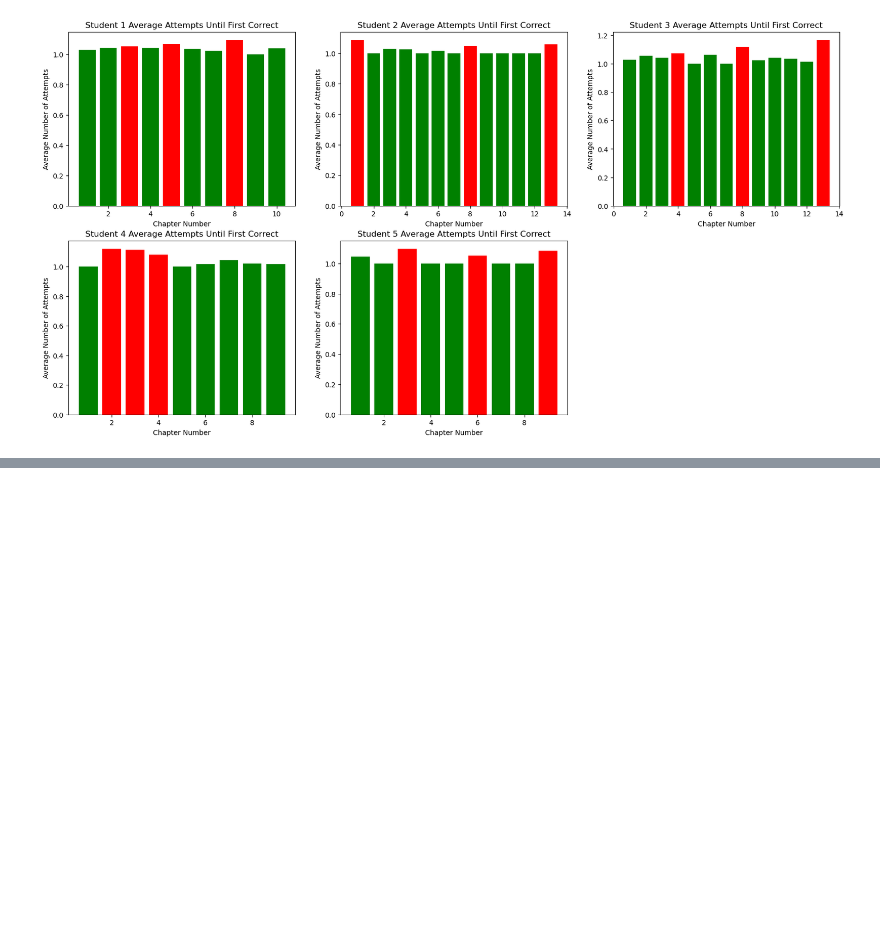
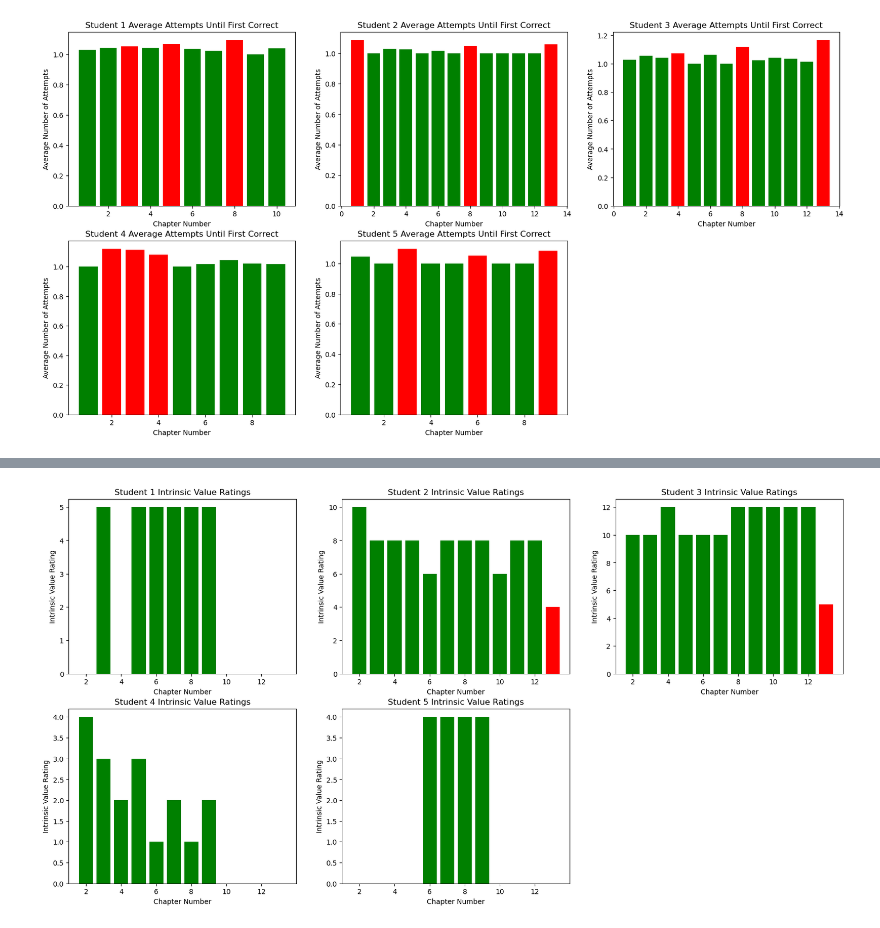
Before and after one commit to davidOplatka/DataFest2024, a Jupyter notebook: Basic Visualizations.ipynb, the cells around one changed output, grey strips where cells are left out. Cells and saved outputs as stored; diff of their text form; code cells hidden in the pictures; blank space fills up the shorter version.

```diff
--- a/Basic Visualizations.ipynb
+++ b/Basic Visualizations.ipynb
@@ -115,0 +153,16 @@ plt.show()
+# %%
+plt.figure(figsize = (20, 10))
+for i, student in enumerate(students):
+    plt.subplot(2, 3, i+1)
+    intrinsic = engagement[(engagement['student_id'] == student) & (engagement['construct'] == 'Intrinsic Value')].groupby('chapter_number')['response'].sum()
+
+    colors = ['green' if value > intrinsic.min() else 'red' for value in intrinsic]
+
+    plt.bar(utility.index.values, intrinsic.values, color = colors)
+    plt.xlabel('Chapter Number')
+    plt.ylabel('Intrinsic Value Rating')
+    plt.title(f"Student {i + 1} Intrinsic Value Ratings")
+
+plt.show()
+# %% [output]
+[figure, added]
```
Also changed, not shown: parts of 5 cells of this notebook, 1 other file.
